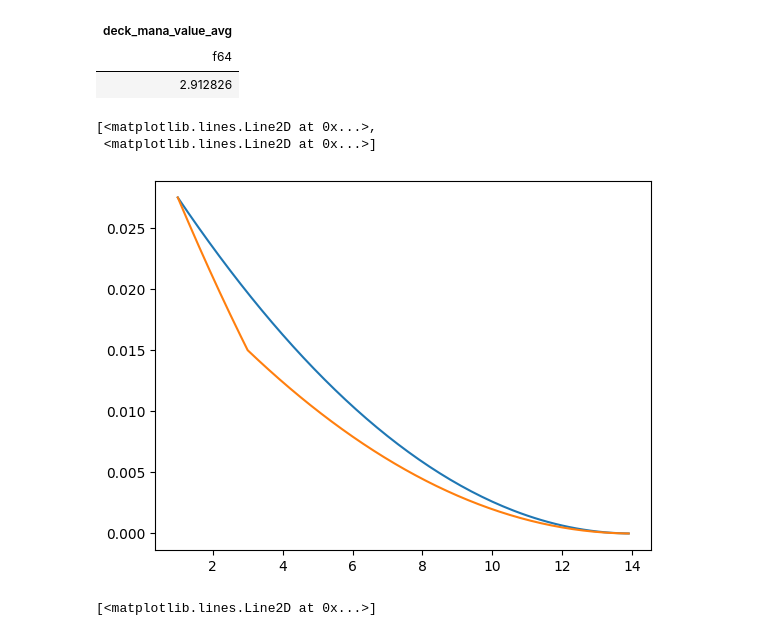
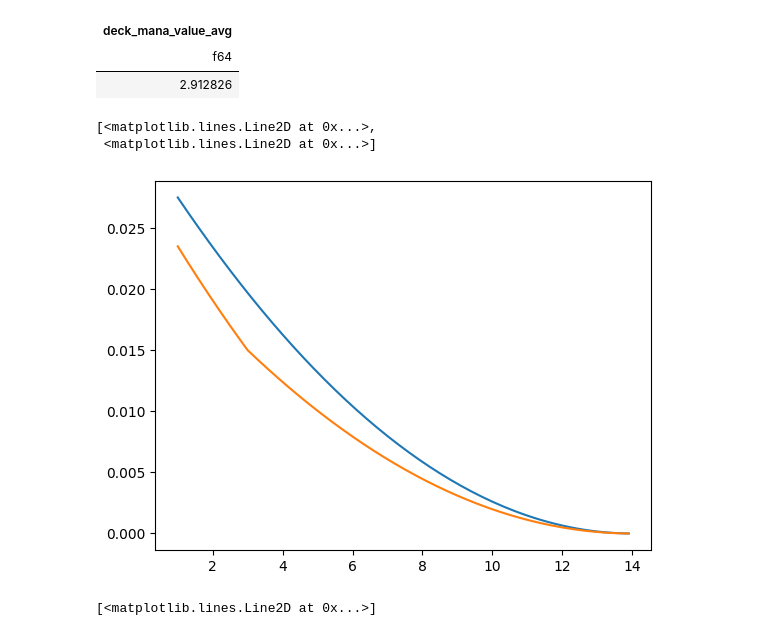
Before and after one commit to oelarnes/deq, a Jupyter notebook: nb/scratch.ipynb, the cells around one changed output. Cells and saved outputs as stored; diff of their text form; code cells hidden in the pictures.

```diff
--- a/nb/scratch.ipynb
+++ b/nb/scratch.ipynb
@@ -104,27 +104,27 @@ shape: (1, 1)
 # %%
 from deq.deq import ext, deq_col_specs
 
 import matplotlib.pyplot as plt
 import polars as pl
 import numpy as np
 
 deq_defs = deq_col_specs(
     suffix = "_alt",
-    pick_equity_init = 0.0275,
+    pick_equity_init = 0.0235,
     pick_equity_mid = 0.015,
     pick_equity_mid_index = 3
 )
 
 df = pl.DataFrame({'ata': np.arange(1, 14, 0.1)}).with_columns(
     ext['pick_equity'].expr.alias('pick_equity'),
     deq_defs['pick_equity_alt'].expr.alias('pick_equity_alt')
 )
 
 plt.plot(df['ata'], df['pick_equity', 'pick_equity_alt'])
 # %% [output]
 [<matplotlib.lines.Line2D at 0x...>,
  <matplotlib.lines.Line2D at 0x...>]
-[figure, old version]
+[figure, new version]
 # %%
 x = np.arange(0, 5, .001)
 y = .2 * np.sin(x * np.pi / 2) + 2
```
Also changed, not shown: 5 other files.
